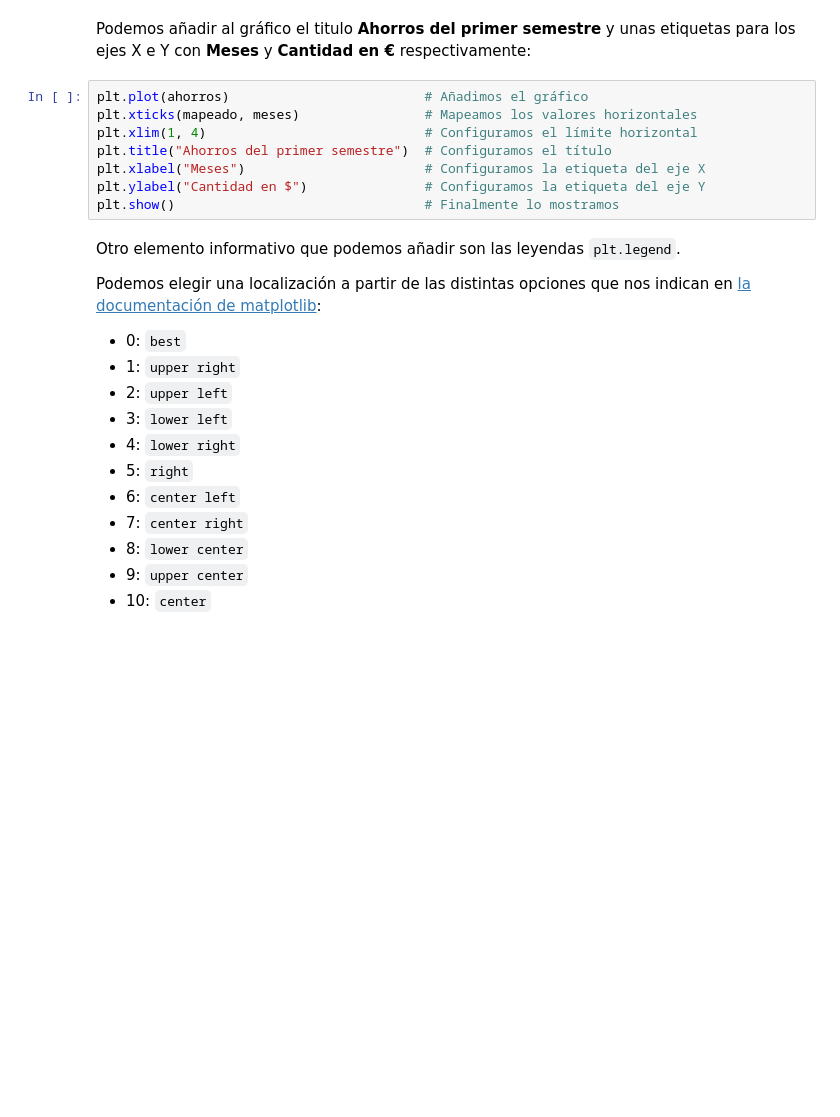
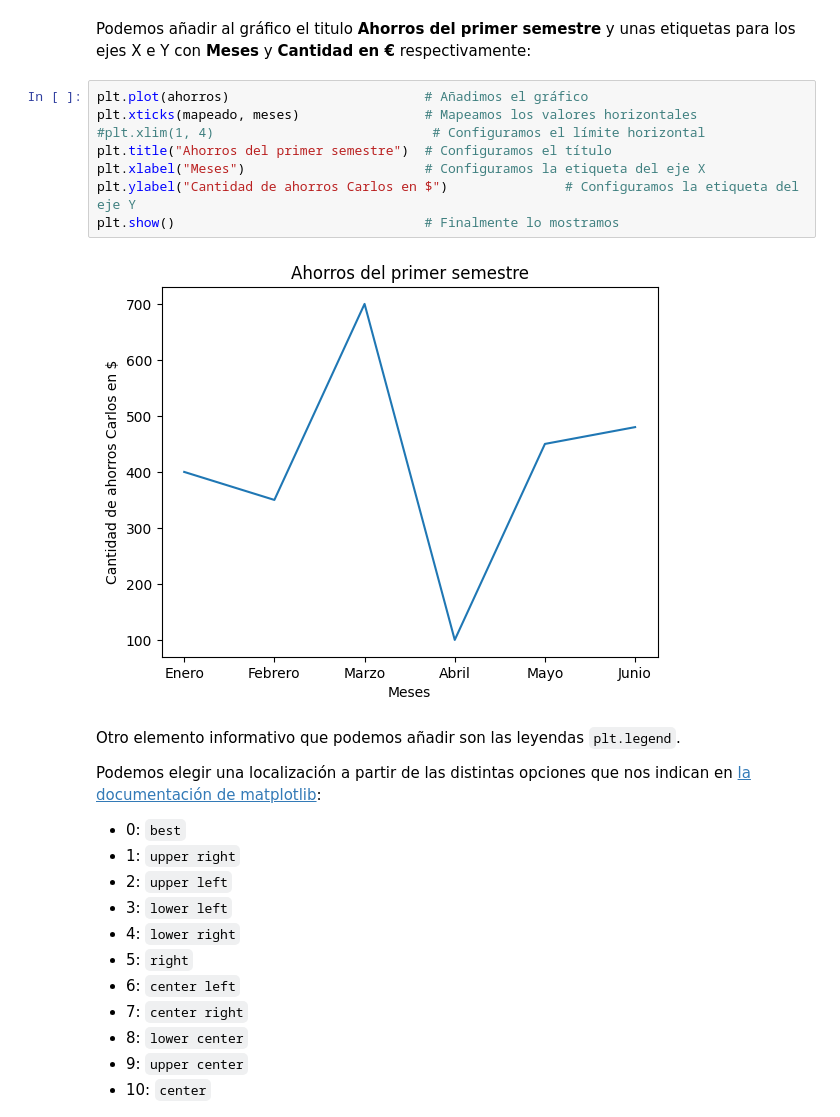
Before and after one commit to KeyviAG/2025C1-G01-FUNDAMENTOS-DE-PYTHON, a Jupyter notebook: Clases/Clases/Clase 12/05 - Títulos, etiquetas y leyendas.ipynb, the cells around one changed output. Cells and saved outputs as stored; diff of their text form; blank space fills up the shorter version.

```diff
--- a/Clases/Clases/Clase 12/05 - Títulos, etiquetas y leyendas.ipynb
+++ b/Clases/Clases/Clase 12/05 - Títulos, etiquetas y leyendas.ipynb
@@ -19,11 +23,13 @@ Podemos añadir al gráfico el titulo **Ahorros del primer semestre** y unas eti
 # %%
 plt.plot(ahorros)                         # Añadimos el gráfico
 plt.xticks(mapeado, meses)                # Mapeamos los valores horizontales
-plt.xlim(1, 4)                            # Configuramos el límite horizontal
+#plt.xlim(1, 4)                            # Configuramos el límite horizontal
 plt.title("Ahorros del primer semestre")  # Configuramos el título
 plt.xlabel("Meses")                       # Configuramos la etiqueta del eje X
-plt.ylabel("Cantidad en $")               # Configuramos la etiqueta del eje Y
+plt.ylabel("Cantidad de ahorros Carlos en $")               # Configuramos la etiqueta del eje Y
 plt.show()                                # Finalmente lo mostramos
+# %% [output]
+[figure, added]
 # %% [markdown]
 Otro elemento informativo que podemos añadir son las leyendas `plt.legend`.
 
```
Also changed, not shown: parts of 6 cells of this notebook.
